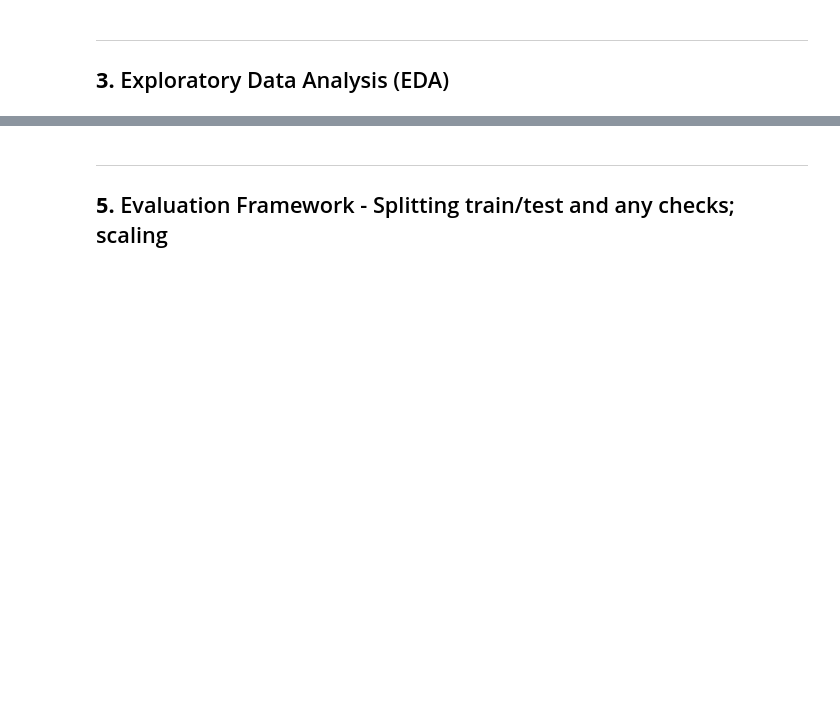
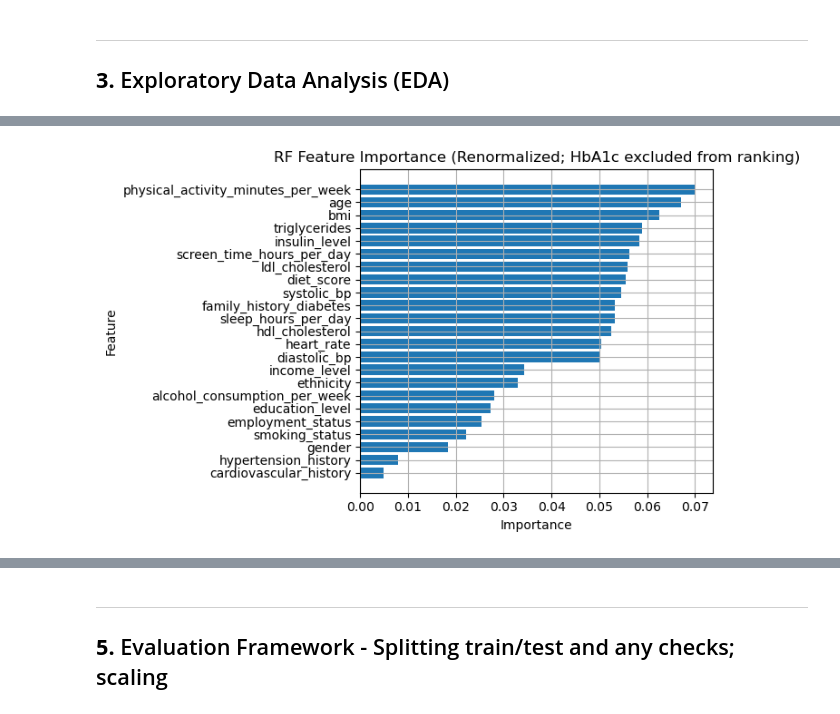
Before and after one commit to etoobian/diabetes-prediction-ds1, a Jupyter notebook: notebooks/diabetes_prediction.ipynb, the cells around one changed output, grey strips where cells are left out. Saved outputs shown, nothing was run; the diff lists cells and outputs as text; code cells hidden in the pictures; blank space fills up the shorter version.

```diff
--- a/notebooks/diabetes_prediction.ipynb
+++ b/notebooks/diabetes_prediction.ipynb
@@ -299,0 +623,13 @@ We use feature importances to identify a smaller set of candidate predictors to
+# %%
+# RENORMALIZE NON-HbA1c IMPORTANCES
+
+# Remove HbA1c Row - Treat HbA1c as Always-Included to Analyze the Rest
+rf_non = rf_importance_agg.loc[rf_importance_agg["feature"] != "hba1c"].copy()
+rf_non = rf_non.sort_values("importance", ascending=False).reset_index(drop=True)
+
+# Renormalize Remaining Importances to Sum to 1
+total_non = rf_non["importance"].sum()
+rf_non["importance_renorm"] = rf_non["importance"] / total_non
+
+# Cumulative Importance on the Renormalized Values
+rf_non["cumulative_renorm"] = rf_non["importance_renorm"].cumsum()
@@ -299,0 +675,19 @@ We use feature importances to identify a smaller set of candidate predictors to
+# %%
+# Plot Renormalized Importance Barplot (all non-HbA1c Predictors)
+rf_non_plot = rf_non[["feature", "importance_renorm"]].rename(
+    columns={"importance_renorm": "importance"}
+)
+
+fig, ax = viz.plot_feature_importance_bar(
+    rf_non_plot,
+    top_n=len(rf_non_plot),
+    title="RF Feature Importance (Renormalized; HbA1c excluded from ranking)",
+)
+
+viz.finalize_fig(
+    fig,
+    save_path=(FIG_DIR / "rf_importance_renorm_non_hba1c.png") if SAVE_FIGS else None,
+    show=VERBOSE,
+)
+# %% [output]
+[figure, added]
```
Also changed, not shown: parts of 43 cells of this notebook, 17 other files.
